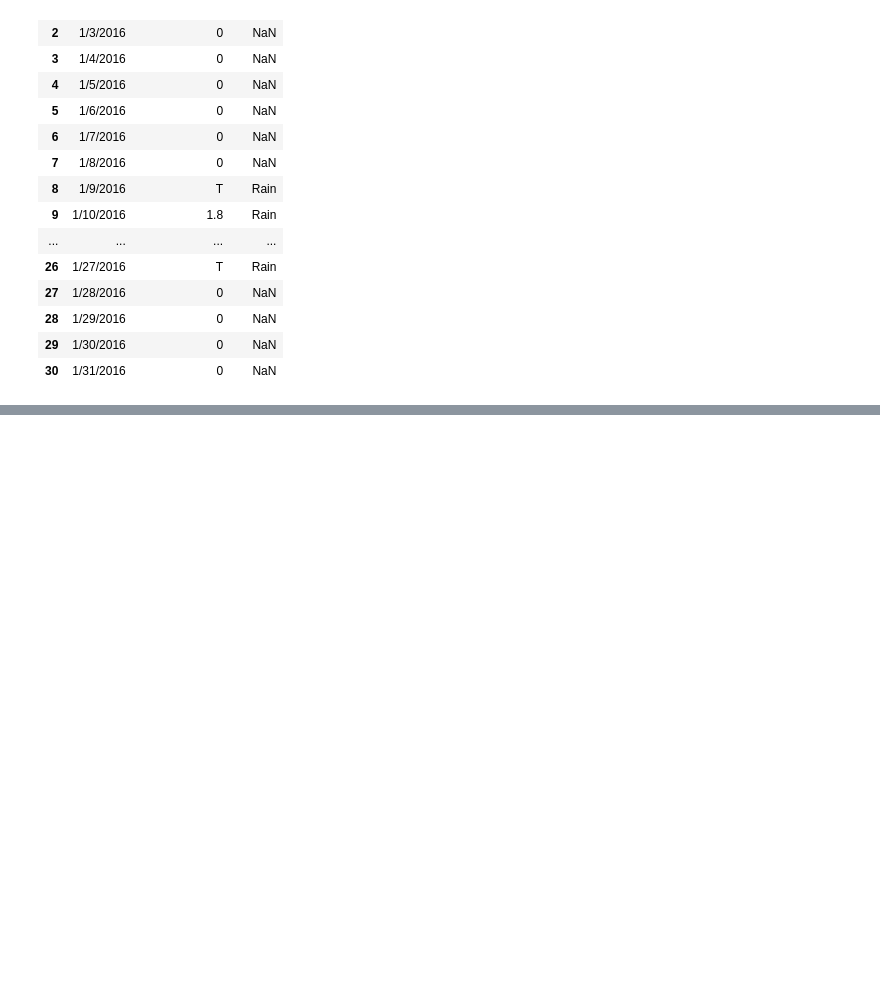
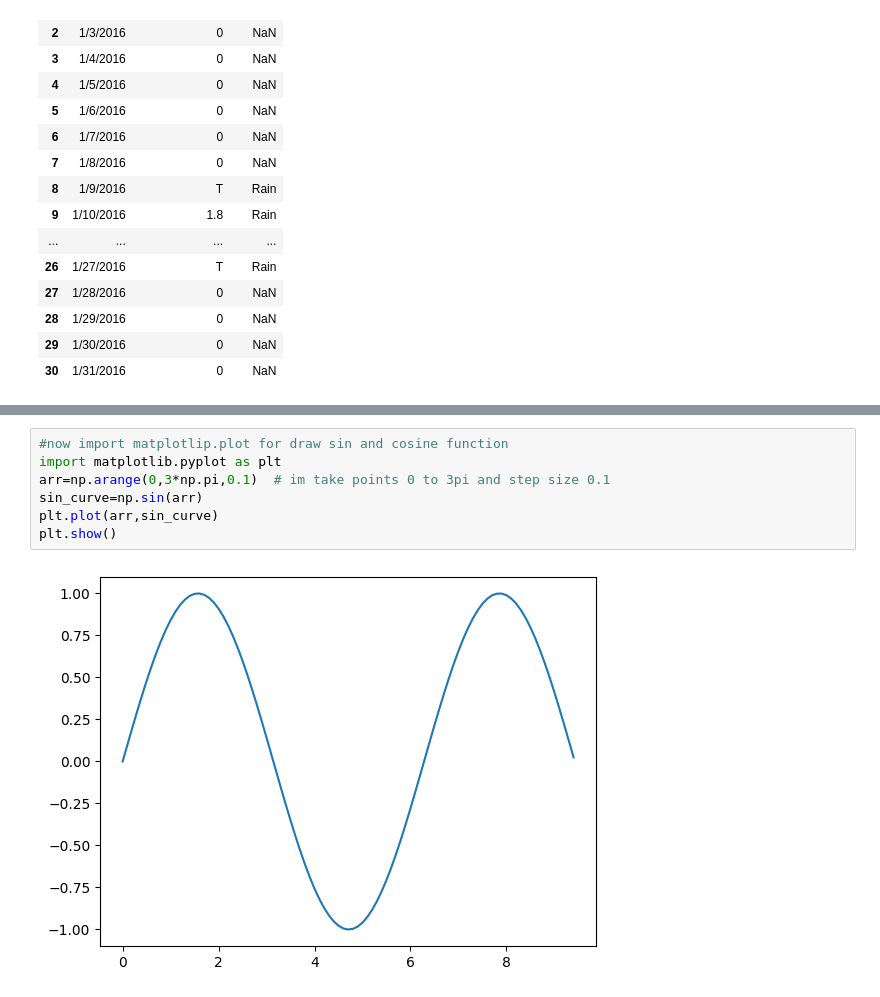
Before and after one commit to Jadev03/Pandas_Tutorials, a Jupyter notebook: LearnPandas.ipynb, the cells around one changed output, grey strips where cells are left out. Drawn from its saved outputs; the diff is of its cells as text; blank space fills up the shorter version.

```diff
--- a/LearnPandas.ipynb
+++ b/LearnPandas.ipynb
@@ -102,0 +135,9 @@ df.select_dtypes(exclude='number')
+# %%
+#now import matplotlip.plot for draw sin and cosine function
+import matplotlib.pyplot as plt
+arr=np.arange(0,3*np.pi,0.1)  # im take points 0 to 3pi and step size 0.1
+sin_curve=np.sin(arr)
+plt.plot(arr,sin_curve)
+plt.show()
+# %% [output]
+[figure, added]
```
Also changed, not shown: parts of 4 cells of this notebook.
